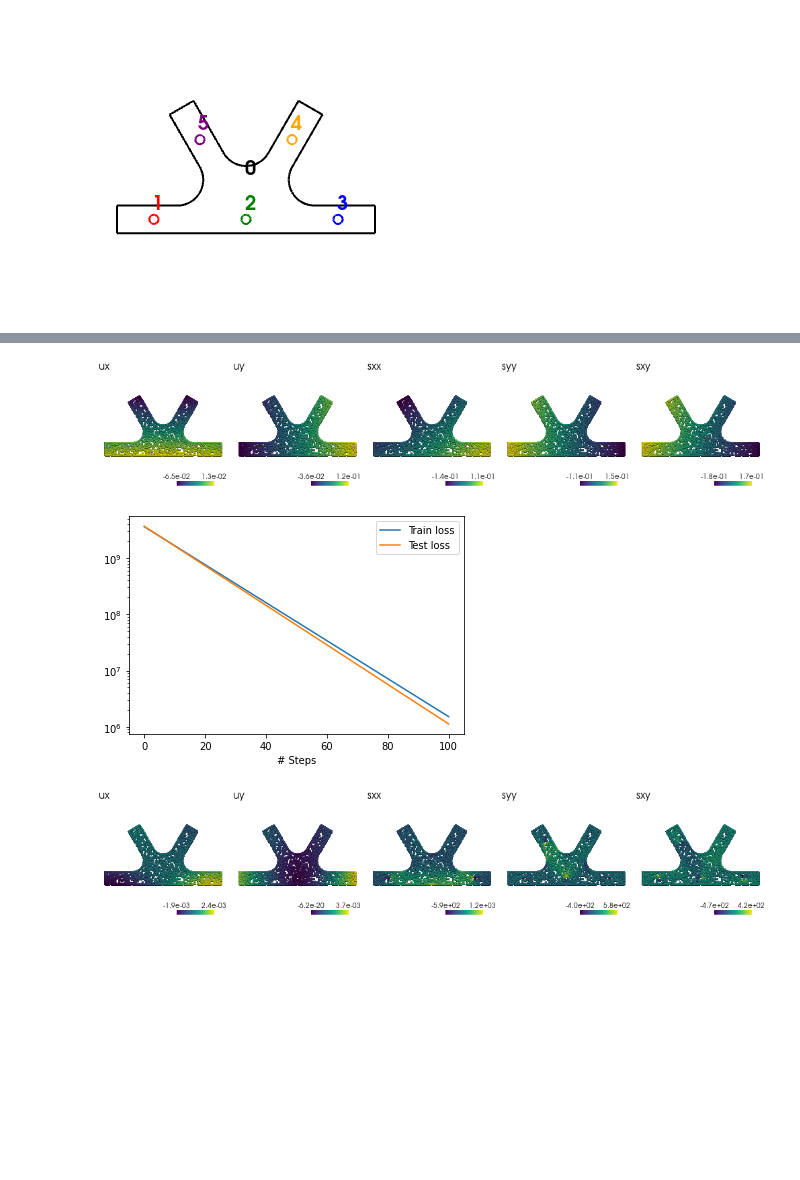
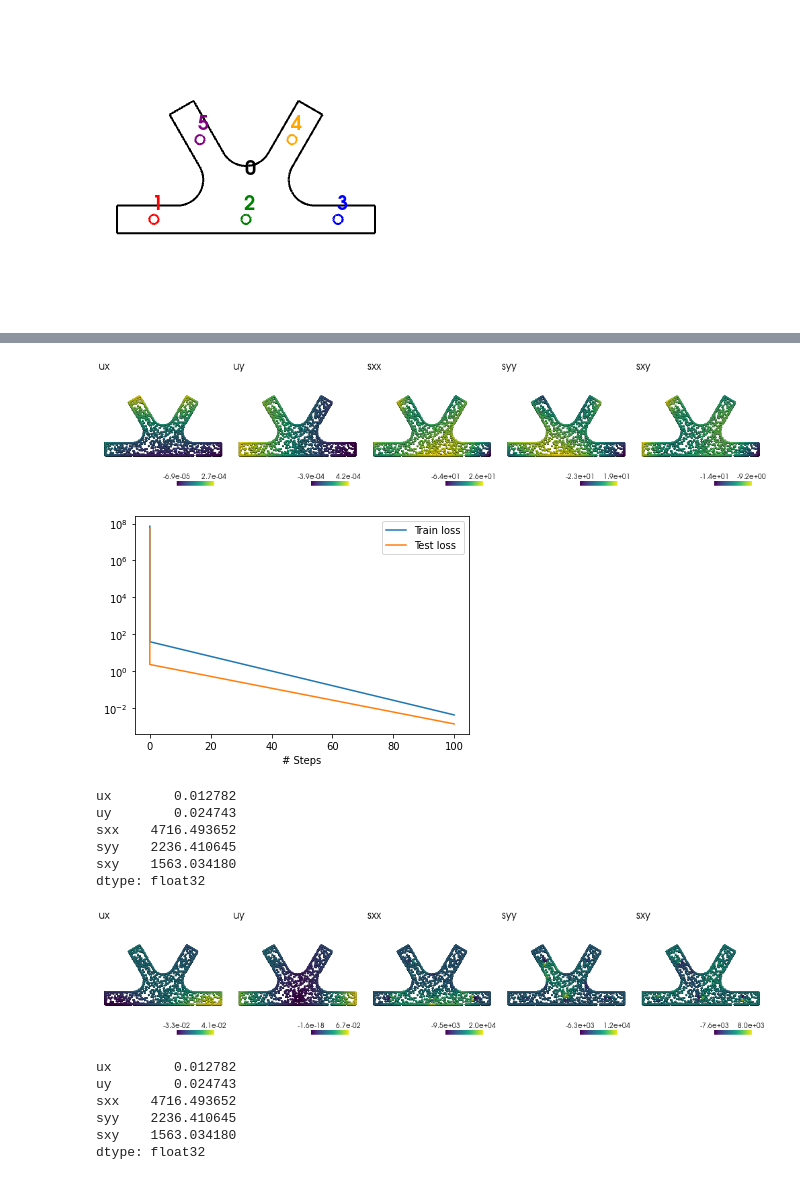
Before and after one commit to ewhalen12/pinnDSE, a Jupyter notebook: connectorPinn01.ipynb, the cells around one changed output, grey strips where cells are left out. Cells and saved outputs as stored; diff of their text form; code cells hidden in the pictures; blank space fills up the shorter version.

Commit message:
updated FEA, output scales, loss weights

```diff
--- a/connectorPinn01.ipynb
+++ b/connectorPinn01.ipynb
@@ -18,7 +27,7 @@ Instructions for updating:
 non-resource variables are not supported in the long term
 # %%
 # load mesh and solver results
-op2File = 'data/connector/v1.0/connectorDesign02.op2'
-geom = MeshGeom(op2File, thickness=0.25)
+op2File = 'data/connector/v1.0/connectorDesign03.op2'
+geom = MeshGeom(op2File, thickness=6.35)
 plotScalarFields(geom.mesh, geom.resDf)
 # %% [output]
@@ -36,29 +51,35 @@ drawBoundaries(geom.bndDict)
 [figure]
 # %%
 # supports
-xBc = SupportBC(geom, bndId=1, U=0, component=0)
-yBc = SupportBC(geom, bndId=1, U=0, component=1)
+xSup = SupportBC(geom, bndId=2, U=0, component=0)
+ySup = SupportBC(geom, bndId=2, U=0, component=1)
 
-# traction free edges
+# free edges
 xTr0 = TractionBC(geom, bndId=0, T=0, component=0)
 yTr0 = TractionBC(geom, bndId=0, T=0, component=1)
-xTr3 = TractionBC(geom, bndId=3, T=0, component=0)
+
+# loaded edges
+xTr1 = TractionBC(geom, bndId=1, T=-1.0/geom.bndAreaDict[1], component=0)
+yTr1 = TractionBC(geom, bndId=1, T=0, component=1)
+
+xTr5 = TractionBC(geom, bndId=5, T=(-3/(4*np.sqrt(3)))/geom.bndAreaDict[5], component=0)
+yTr5 = TractionBC(geom, bndId=5, T=(3/4)/geom.bndAreaDict[5], component=1)
+
+xTr4 = TractionBC(geom, bndId=4, T=(1/(4*np.sqrt(3)))/geom.bndAreaDict[4], component=0)
+yTr4 = TractionBC(geom, bndId=4, T=(1/4)/geom.bndAreaDict[4], component=1)
+
+xTr3 = TractionBC(geom, bndId=3, T=(1 + 1/(2*np.sqrt(3)))/geom.bndAreaDict[3], component=0)
 yTr3 = TractionBC(geom, bndId=3, T=0, component=1)
 
-# external loads
-Fx = 22 # N
-xTr2 = TractionBC(geom, bndId=2, T=Fx/geom.bndAreaDict[2], component=0)
-yTr2 = TractionBC(geom, bndId=2, T=0, component=1)
-
 # problem setup
-# bndNumSamplesDir = {0:800, 1:50, 2:50, 3:50}
-bndNumSamplesDir = {bndId:int(l*100) for bndId,l in geom.bndLensDict.items()}
+bndNumSamplesDir = {0: 800, 1: 200, 2: 200, 3: 200, 4: 200, 5: 200}
+# bndNumSamplesDir = {bndId:int(l*100) for bndId,l in geom.bndLensDict.items()}
 paramDict = {'E':2e5, 'nu':0.3}
-bcList = [xBc,yBc,xTr0,yTr0,xTr2,yTr2,xTr3,yTr3]
+bcList = [xSup,ySup, xTr0,yTr0,xTr1,yTr1,xTr3,yTr3,xTr4,yTr4,xTr5,yTr5]
 data = StrctPDE(geom,
             elasticityEqs,
             bcList,
-            num_domain=1000,
+            num_domain=500,
             num_boundary_dir=bndNumSamplesDir,
             num_test=500,
             paramDict=paramDict)
@@ -67,10 +88,19 @@ for bc in bcList:
     if isinstance(bc, TractionBC):
         bc.train_n = data.train_n
 
+# build model
+net = dde.maps.FNN([2] + [64]*4  + [5], "tanh", "Glorot uniform")
+outScales = np.array([1e-2, 1e-2, 1e4, 1e4, 1e3]) # [ux,uy,sxx,syy,sxy]
+net.apply_output_transform(lambda x,y : y*outScales)
+model = dde.Model(data, net)
+
+# get the unweighted loss values
+model.compile("adam", lr=0.001)
+losshistory, train_state = model.train(epochs=0)
+lw = losshistory.loss_train[0]**(-1)
+
 # train
-net = dde.maps.FNN([2] + [64]*4  + [5], "tanh", "Glorot uniform")
-model = dde.Model(data, net)
-model.compile("adam", lr=0.001)
+model.compile("adam", lr=0.001, loss_weights=lw)
 losshistory, train_state = model.train(epochs=100, display_every=100)
 dde.postprocessing.plot_loss_history(losshistory)
 
@@ -101,10 +133,28 @@ Best model at step 100:
-[figure, old version]
+[figure, new version]
-[figure, old version]
+[figure, new version]
 # %%
 intResDf = geom.sampleRes(data.train_x)
+MAE = (predDf-intResDf.drop(columns='vonMises')).abs().mean()
+print(MAE)
 plotScalarFields(pc, intResDf)
 # %% [output]
+ux        0.012782
+uy        0.024743
+sxx    4716.493652
+syy    2236.410645
+sxy    1563.034180
+dtype: float32
-[figure, old version]
+[figure, new version]
+# %%
+MAE = (predDf-intResDf.drop(columns='vonMises')).abs().mean()
+print(MAE)
+# %% [output]
+ux        0.012782
+uy        0.024743
+sxx    4716.493652
+syy    2236.410645
+sxy    1563.034180
+dtype: float32
 # %%
 plotter = pv.Plotter(border=False)
 plotter.set_background('white')
```
Also changed, not shown: parts of 5 cells of this notebook, 4 other files.
